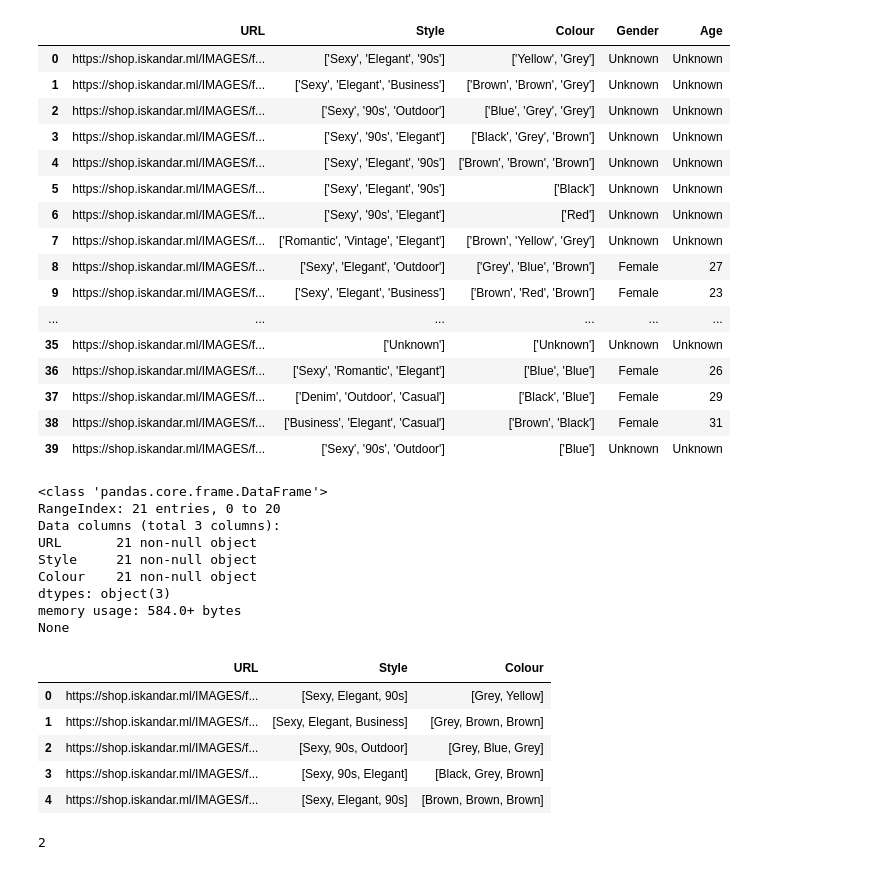
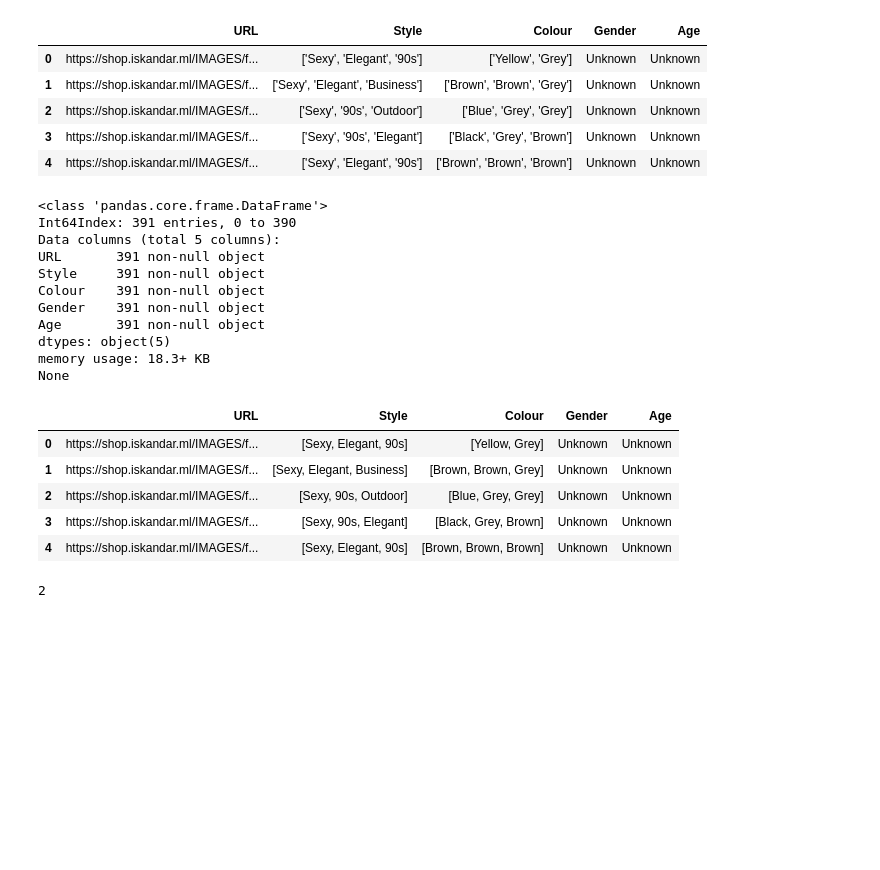
Before and after one commit to lionellloh/shopiskandar, a Jupyter notebook: data-experiments/Backend Algorithm Experiment.ipynb, the cells around one changed output. Cells and saved outputs as stored; diff of their text form; code cells hidden in the pictures; blank space fills up the shorter version.

```diff
--- a/data-experiments/Backend Algorithm Experiment.ipynb
+++ b/data-experiments/Backend Algorithm Experiment.ipynb
@@ -39,30 +39,15 @@ def process_gender(gender_string):
         return 'Female'
 # %%
 df = pd.read_csv("fashion_final.csv", names = ["URL", "Style", "Colour","Gender", "Age"])
-
-df["Gender"] = df["Gender"].apply(process_gender)
-df["Age"] = df["Age"].apply(process_age)
-df.to_csv('fashion_final.csv')
 # %%
-df.head(40)
+df.head()
 # %% [output]
 |  | URL | Style | Colour | Gender | Age |
 | 0 | https://shop.iskandar.ml/IMAGES/f... | ['Sexy', 'Elegant', '90s'] | ['Yellow', 'Grey'] | Unknown | Unknown |
 | 1 | https://shop.iskandar.ml/IMAGES/f... | ['Sexy', 'Elegant', 'Business'] | ['Brown', 'Brown', 'Grey'] | Unknown | Unknown |
 | 2 | https://shop.iskandar.ml/IMAGES/f... | ['Sexy', '90s', 'Outdoor'] | ['Blue', 'Grey', 'Grey'] | Unknown | Unknown |
 | 3 | https://shop.iskandar.ml/IMAGES/f... | ['Sexy', '90s', 'Elegant'] | ['Black', 'Grey', 'Brown'] | Unknown | Unknown |
 | 4 | https://shop.iskandar.ml/IMAGES/f... | ['Sexy', 'Elegant', '90s'] | ['Brown', 'Brown', 'Brown'] | Unknown | Unknown |
-| 5 | https://shop.iskandar.ml/IMAGES/f... | ['Sexy', 'Elegant', '90s'] | ['Black'] | Unknown | Unknown |
-| 6 | https://shop.iskandar.ml/IMAGES/f... | ['Sexy', '90s', 'Elegant'] | ['Red'] | Unknown | Unknown |
-| 7 | https://shop.iskandar.ml/IMAGES/f... | ['Romantic', 'Vintage', 'Elegant'] | ['Brown', 'Yellow', 'Grey'] | Unknown | Unknown |
-| 8 | https://shop.iskandar.ml/IMAGES/f... | ['Sexy', 'Elegant', 'Outdoor'] | ['Grey', 'Blue', 'Brown'] | Female | 27 |
-| 9 | https://shop.iskandar.ml/IMAGES/f... | ['Sexy', 'Elegant', 'Business'] | ['Brown', 'Red', 'Brown'] | Female | 23 |
-| ... | ... | ... | ... | ... | ... |
-| 35 | https://shop.iskandar.ml/IMAGES/f... | ['Unknown'] | ['Unknown'] | Unknown | Unknown |
-| 36 | https://shop.iskandar.ml/IMAGES/f... | ['Sexy', 'Romantic', 'Elegant'] | ['Blue', 'Blue'] | Female | 26 |
-| 37 | https://shop.iskandar.ml/IMAGES/f... | ['Denim', 'Outdoor', 'Casual'] | ['Black', 'Blue'] | Female | 29 |
-| 38 | https://shop.iskandar.ml/IMAGES/f... | ['Business', 'Elegant', 'Casual'] | ['Brown', 'Black'] | Female | 31 |
-| 39 | https://shop.iskandar.ml/IMAGES/f... | ['Sexy', '90s', 'Outdoor'] | ['Blue'] | Unknown | Unknown |
 # %%
 print(df.info())
 df["Style"] = df.Style.apply(lambda x: ast.literal_eval(x))
@@ -70,20 +55,22 @@ df["Colour"] = df.Colour.apply(lambda x: ast.literal_eval(x))
 df.head()
 # %% [output]
 <class 'pandas.core.frame.DataFrame'>
-RangeIndex: 21 entries, 0 to 20
-Data columns (total 3 columns):
-URL       21 non-null object
-Style     21 non-null object
-Colour    21 non-null object
-dtypes: object(3)
-memory usage: 584.0+ bytes
+Int64Index: 391 entries, 0 to 390
+Data columns (total 5 columns):
+URL       391 non-null object
+Style     391 non-null object
+Colour    391 non-null object
+Gender    391 non-null object
+Age       391 non-null object
+dtypes: object(5)
+memory usage: 18.3+ KB
 None
-|  | URL | Style | Colour |
-| 0 | https://shop.iskandar.ml/IMAGES/f... | [Sexy, Elegant, 90s] | [Grey, Yellow] |
-| 1 | https://shop.iskandar.ml/IMAGES/f... | [Sexy, Elegant, Business] | [Grey, Brown, Brown] |
-| 2 | https://shop.iskandar.ml/IMAGES/f... | [Sexy, 90s, Outdoor] | [Grey, Blue, Grey] |
-| 3 | https://shop.iskandar.ml/IMAGES/f... | [Sexy, 90s, Elegant] | [Black, Grey, Brown] |
-| 4 | https://shop.iskandar.ml/IMAGES/f... | [Sexy, Elegant, 90s] | [Brown, Brown, Brown] |
+|  | URL | Style | Colour | Gender | Age |
+| 0 | https://shop.iskandar.ml/IMAGES/f... | [Sexy, Elegant, 90s] | [Yellow, Grey] | Unknown | Unknown |
+| 1 | https://shop.iskandar.ml/IMAGES/f... | [Sexy, Elegant, Business] | [Brown, Brown, Grey] | Unknown | Unknown |
+| 2 | https://shop.iskandar.ml/IMAGES/f... | [Sexy, 90s, Outdoor] | [Blue, Grey, Grey] | Unknown | Unknown |
+| 3 | https://shop.iskandar.ml/IMAGES/f... | [Sexy, 90s, Elegant] | [Black, Grey, Brown] | Unknown | Unknown |
+| 4 | https://shop.iskandar.ml/IMAGES/f... | [Sexy, Elegant, 90s] | [Brown, Brown, Brown] | Unknown | Unknown |
 # %%
 fashion_result = post_fashion("bryan.jpeg")
 # %%
```
Also changed, not shown: parts of 8 cells of this notebook, 1 other file.
